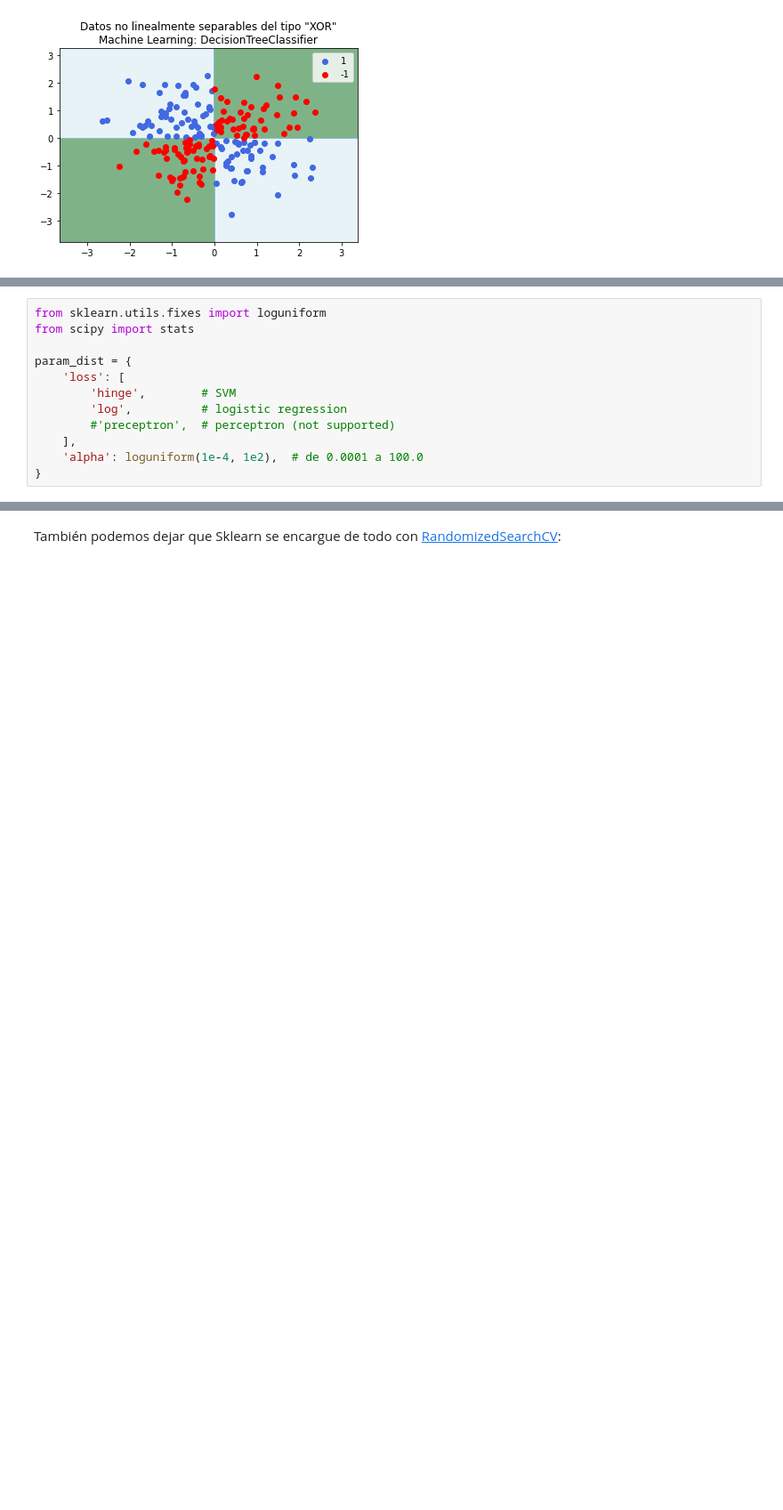
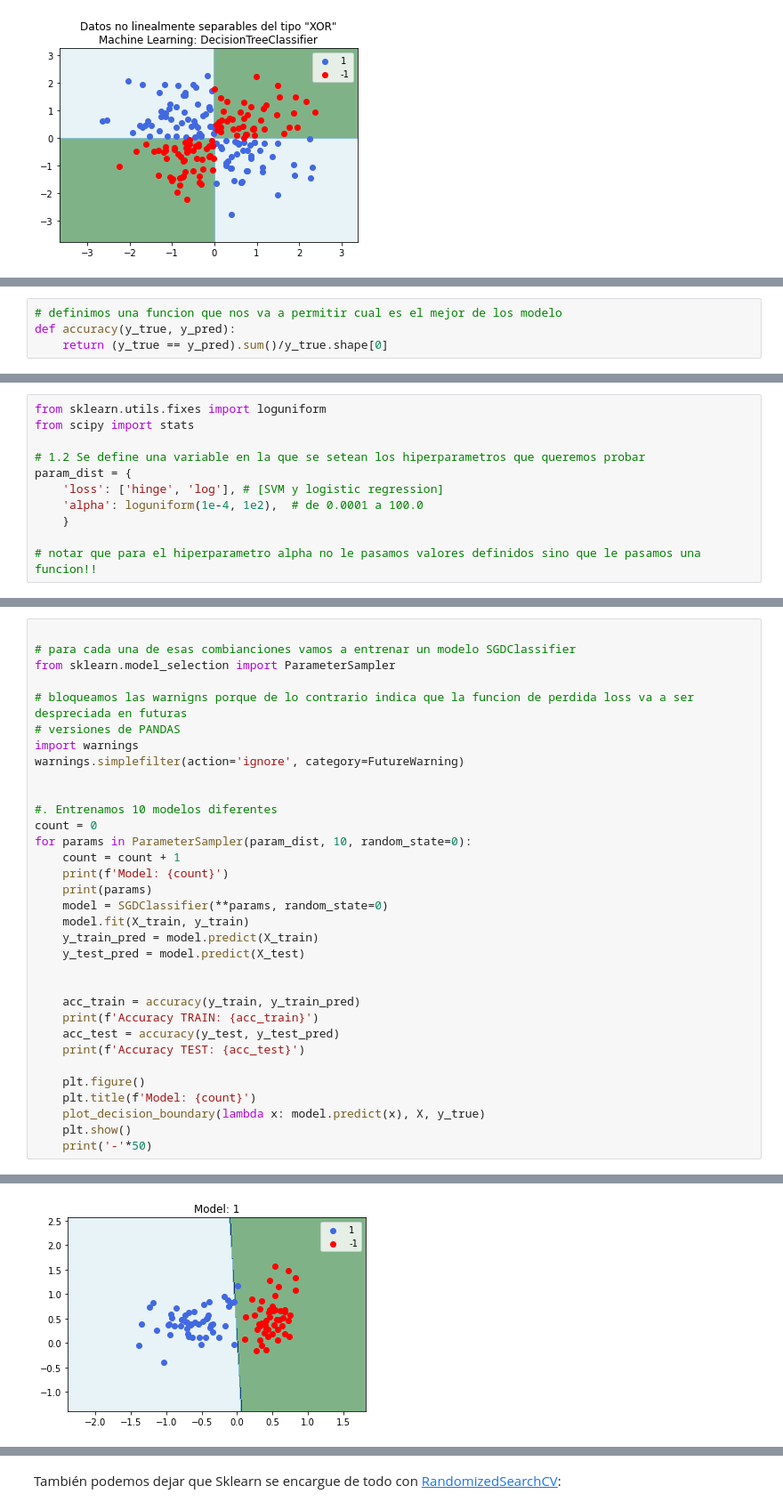
Before and after one commit to nicoambrosis/Introduccion-al-Aprendizaje-Automatico, a Jupyter notebook: 06 Selección de Modelos.ipynb, the cells around one changed output, grey strips where cells are left out. Shown at 89% size. Cells and saved outputs as stored; diff of their text form; blank space fills up the shorter version.

```diff
--- a/06 Selección de Modelos.ipynb
+++ b/06 Selección de Modelos.ipynb
@@ -336,0 +471,4 @@ plot_decision_boundary(lambda x: cv.predict(x), X, y_true)
+# %%
+# definimos una funcion que nos va a permitir cual es el mejor de los modelo
+def accuracy(y_true, y_pred):
+    return (y_true == y_pred).sum()/y_true.shape[0]
@@ -343,12 +494,11 @@ model = SGDClassifier(random_state=0)
 from sklearn.utils.fixes import loguniform
 from scipy import stats
 
+# 1.2 Se define una variable en la que se setean los hiperparametros que queremos probar
 param_dist = {
-    'loss': [
-        'hinge',        # SVM
-        'log',          # logistic regression
-        #'preceptron',  # perceptron (not supported)
-    ],
+    'loss': ['hinge', 'log'], # [SVM y logistic regression]
     'alpha': loguniform(1e-4, 1e2),  # de 0.0001 a 100.0
-}
+    }
+
+# notar que para el hiperparametro alpha no le pasamos valores definidos sino que le pasamos una funcion!!
 # %% [markdown]
@@ -378,0 +544,34 @@ for params in ParameterSampler(param_dist, 10, random_state=0):
+# %%
+
+# para cada una de esas combianciones vamos a entrenar un modelo SGDClassifier
+from sklearn.model_selection import ParameterSampler
+
+# bloqueamos las warnigns porque de lo contrario indica que la funcion de perdida loss va a ser despreciada en futuras
+# versiones de PANDAS
+import warnings
+warnings.simplefilter(action='ignore', category=FutureWarning)
+
+
+#. Entrenamos 10 modelos diferentes
+count = 0
+for params in ParameterSampler(param_dist, 10, random_state=0):
+    count = count + 1
+    print(f'Model: {count}')
+    print(params)
+    model = SGDClassifier(**params, random_state=0)
+    model.fit(X_train, y_train)
+    y_train_pred = model.predict(X_train)
+    y_test_pred = model.predict(X_test)
+
+
+    acc_train = accuracy(y_train, y_train_pred)
+    print(f'Accuracy TRAIN: {acc_train}')
+    acc_test = accuracy(y_test, y_test_pred)
+    print(f'Accuracy TEST: {acc_test}')
+
+    plt.figure()
+    plt.title(f'Model: {count}')
+    plot_decision_boundary(lambda x: model.predict(x), X, y_true)
+    plt.show()
+    print('-'*50)
+# %% [output]
@@ -378,0 +582 @@ for params in ParameterSampler(param_dist, 10, random_state=0):
+[figure, added]
```
Also changed, not shown: parts of 49 cells of this notebook.
